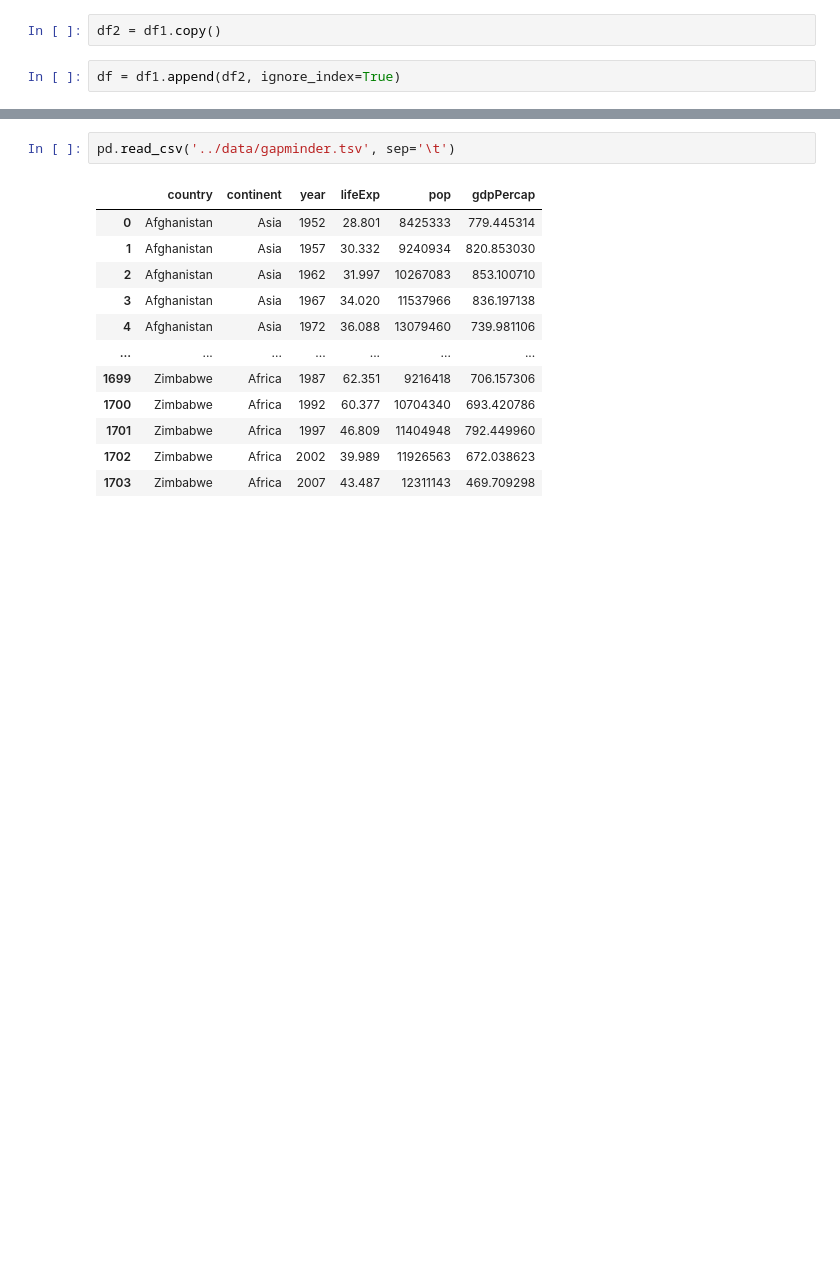
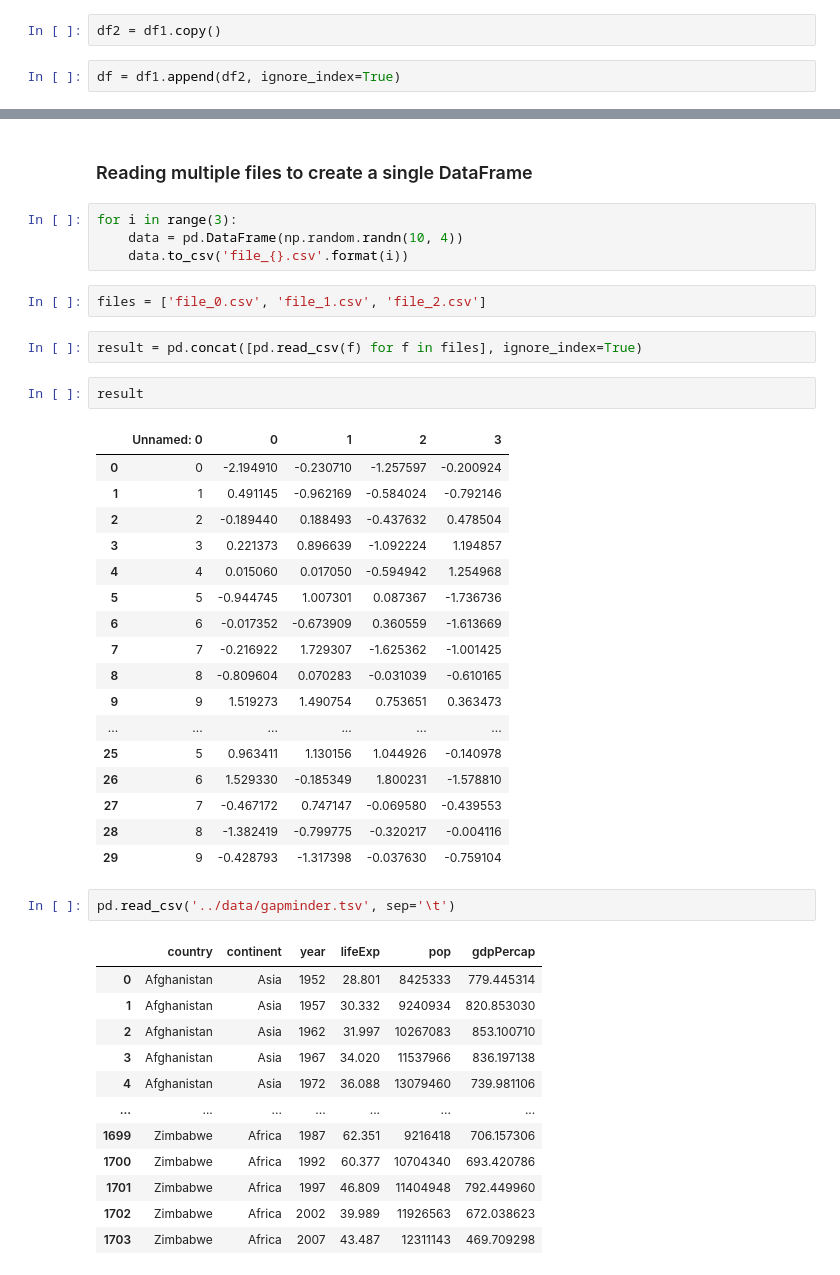
Before and after one commit to ChrisHSKim/python_for_everyone, a Jupyter notebook: notebooks/python with pandas.ipynb, the cells around one changed output, grey strips where cells are left out. Saved outputs shown, nothing was run; the diff lists cells and outputs as text; blank space fills up the shorter version.

Commit message:
data in and out

```diff
--- a/notebooks/python with pandas.ipynb
+++ b/notebooks/python with pandas.ipynb
@@ -553,3 +553,33 @@ df
+# %% [markdown]
+### Reading multiple files to create a single DataFrame
+# %%
+for i in range(3):
+    data = pd.DataFrame(np.random.randn(10, 4))
+    data.to_csv('file_{}.csv'.format(i))
+# %%
+files = ['file_0.csv', 'file_1.csv', 'file_2.csv']
+# %%
+result = pd.concat([pd.read_csv(f) for f in files], ignore_index=True)
+# %%
+result
+# %% [output]
+|  | Unnamed: 0 | 0 | 1 | 2 | 3 |
+| 0 | 0 | -2.194910 | -0.230710 | -1.257597 | -0.200924 |
+| 1 | 1 | 0.491145 | -0.962169 | -0.584024 | -0.792146 |
+| 2 | 2 | -0.189440 | 0.188493 | -0.437632 | 0.478504 |
+| 3 | 3 | 0.221373 | 0.896639 | -1.092224 | 1.194857 |
+| 4 | 4 | 0.015060 | 0.017050 | -0.594942 | 1.254968 |
+| 5 | 5 | -0.944745 | 1.007301 | 0.087367 | -1.736736 |
+| 6 | 6 | -0.017352 | -0.673909 | 0.360559 | -1.613669 |
+| 7 | 7 | -0.216922 | 1.729307 | -1.625362 | -1.001425 |
+| 8 | 8 | -0.809604 | 0.070283 | -0.031039 | -0.610165 |
+| 9 | 9 | 1.519273 | 1.490754 | 0.753651 | 0.363473 |
+| ... | ... | ... | ... | ... | ... |
+| 25 | 5 | 0.963411 | 1.130156 | 1.044926 | -0.140978 |
+| 26 | 6 | 1.529330 | -0.185349 | 1.800231 | -1.578810 |
+| 27 | 7 | -0.467172 | 0.747147 | -0.069580 | -0.439553 |
+| 28 | 8 | -1.382419 | -0.799775 | -0.320217 | -0.004116 |
+| 29 | 9 | -0.428793 | -1.317398 | -0.037630 | -0.759104 |
 # %%
 pd.read_csv('../data/gapminder.tsv', sep='\t')
 # %% [output]
```
Also changed, not shown: parts of 6 cells of this notebook.
